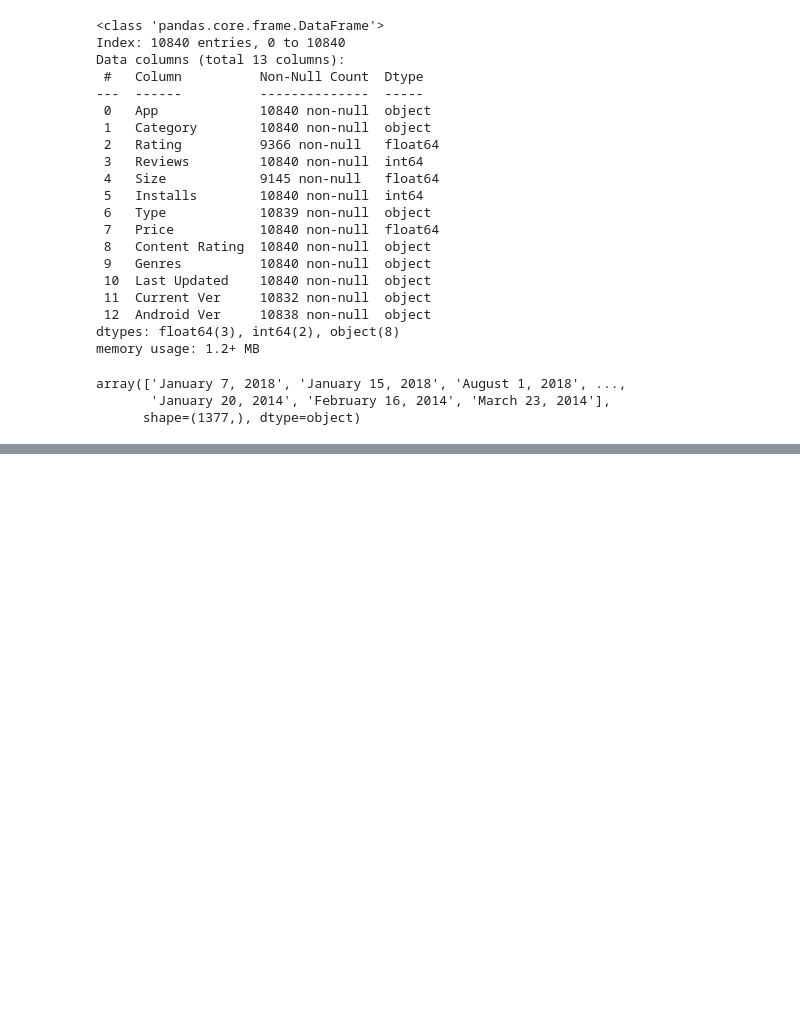
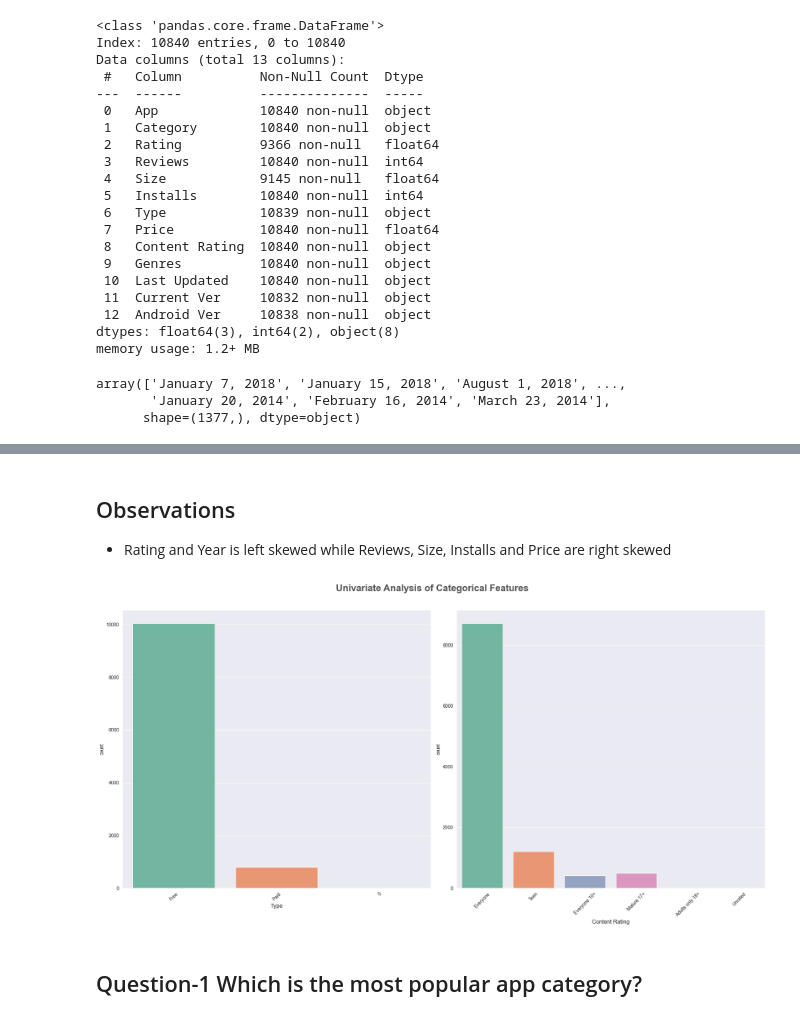
Before and after one commit to anas7310/Udemy_Python_Tutorials, a Jupyter notebook: Exploratory Data Analysis/3.0GooglePlayStoreAnalysis.ipynb, the cells around one changed output, grey strips where cells are left out. Saved outputs shown, nothing was run; the diff lists cells and outputs as text; code cells hidden in the pictures; blank space fills up the shorter version.

```diff
--- a/Exploratory Data Analysis/3.0GooglePlayStoreAnalysis.ipynb
+++ b/Exploratory Data Analysis/3.0GooglePlayStoreAnalysis.ipynb
@@ -305,0 +374,5 @@ df_copy.to_csv('datasets/google_cleaned.csv')
+# %%
+#Propotion of count data on categorical columns
+for col in categorical_features:
+    print(df[col].value_counts(normalize=True)*100)
+    print('------------------------------------------')
@@ -305,0 +409,23 @@ df_copy.to_csv('datasets/google_cleaned.csv')
+# %% [markdown]
+## Observations
+- Rating and Year is left skewed while Reviews, Size, Installs and Price are right skewed
+# %%
+
+plt.figure(figsize=(20, 10))
+plt.suptitle('Univariate Analysis of Categorical Features',
+             fontsize=20, fontweight='bold', alpha=0.8, y=1.02)
+
+category = ['Type', 'Content Rating']
+
+for i, col in enumerate(category):
+    plt.subplot(1, 2, i+1)
+    sns.countplot(data=df, x=col, hue=col, palette="Set2", legend=False)
+    plt.xlabel(col, fontsize=12)
+    plt.xticks(rotation=45)
+
+plt.tight_layout()
+plt.show()
+# %% [output]
+[figure, added]
+# %% [markdown]
+## Question-1  Which is the most popular app category?
```
Also changed, not shown: parts of 30 cells of this notebook.
